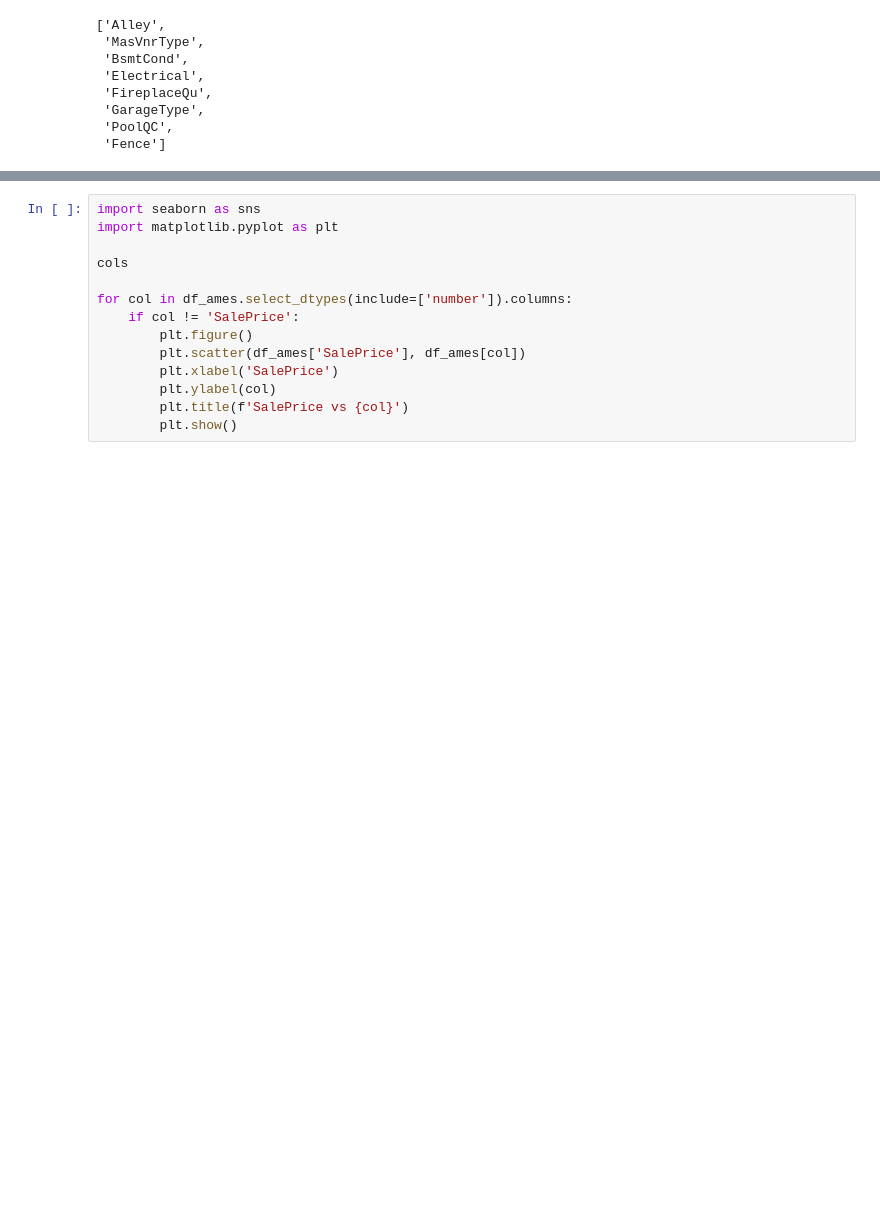
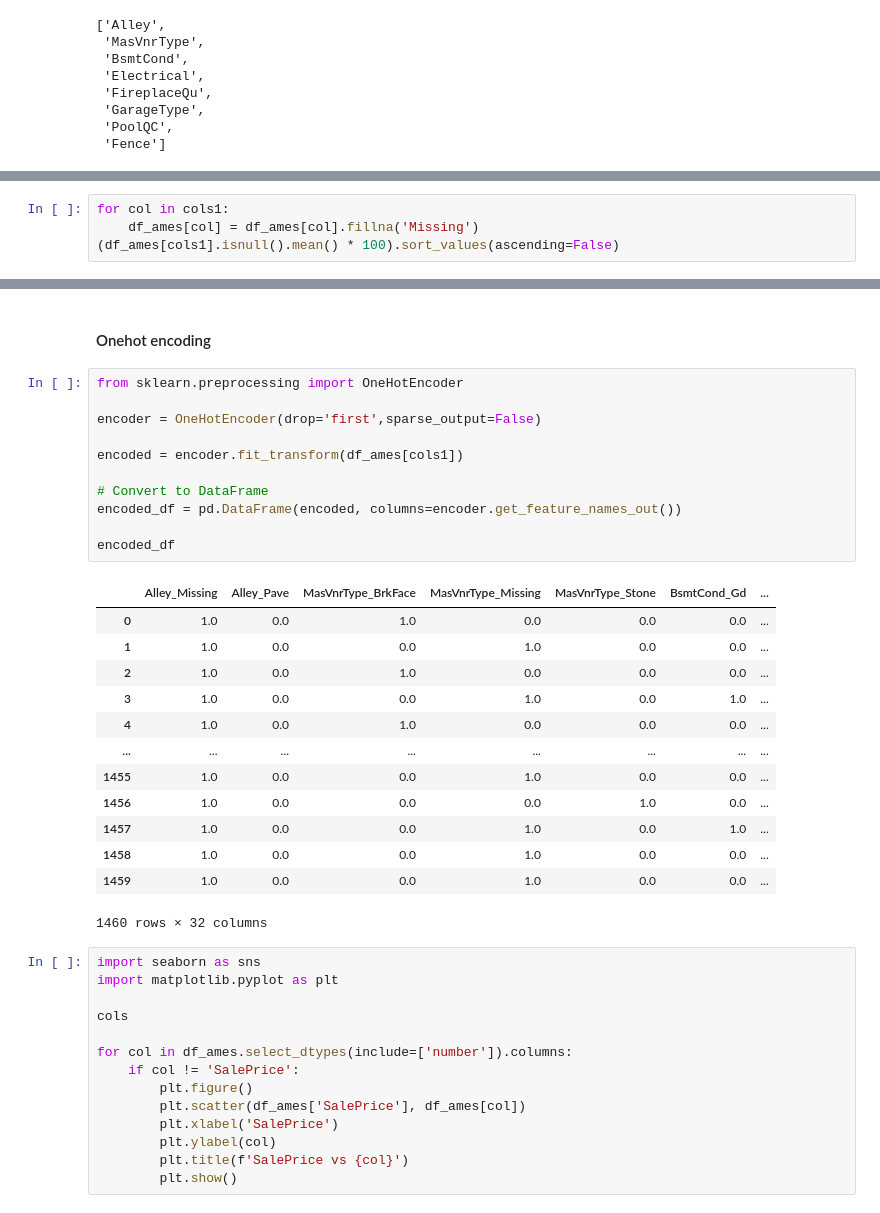
Before and after one commit to venkatapaidmarri/RegressionProject, a Jupyter notebook: LinearHousingData.ipynb, the cells around one changed output, grey strips where cells are left out. Drawn from its saved outputs; the diff is of its cells as text; blank space fills up the shorter version.

```diff
--- a/LinearHousingData.ipynb
+++ b/LinearHousingData.ipynb
@@ -329,0 +347,4 @@ cat_unique_df
+# %%
+for col in cols1:
+    df_ames[col] = df_ames[col].fillna('Missing')
+(df_ames[cols1].isnull().mean() * 100).sort_values(ascending=False)
@@ -330,3 +361,30 @@ cat_unique_df
+# %% [markdown]
+#### Onehot encoding
+# %%
+from sklearn.preprocessing import OneHotEncoder
+
+encoder = OneHotEncoder(drop='first',sparse_output=False)
+
+encoded = encoder.fit_transform(df_ames[cols1])
+
+# Convert to DataFrame
+encoded_df = pd.DataFrame(encoded, columns=encoder.get_feature_names_out())
+
+encoded_df
+# %% [output]
+|  | Alley_Missing | Alley_Pave | MasVnrType_BrkFace | MasVnrType_Missing | MasVnrType_Stone | BsmtCond_Gd | ... |
+| 0 | 1.0 | 0.0 | 1.0 | 0.0 | 0.0 | 0.0 | ... |
+| 1 | 1.0 | 0.0 | 0.0 | 1.0 | 0.0 | 0.0 | ... |
+| 2 | 1.0 | 0.0 | 1.0 | 0.0 | 0.0 | 0.0 | ... |
+| 3 | 1.0 | 0.0 | 0.0 | 1.0 | 0.0 | 1.0 | ... |
+| 4 | 1.0 | 0.0 | 1.0 | 0.0 | 0.0 | 0.0 | ... |
+| ... | ... | ... | ... | ... | ... | ... | ... |
+| 1455 | 1.0 | 0.0 | 0.0 | 1.0 | 0.0 | 0.0 | ... |
+| 1456 | 1.0 | 0.0 | 0.0 | 0.0 | 1.0 | 0.0 | ... |
+| 1457 | 1.0 | 0.0 | 0.0 | 1.0 | 0.0 | 1.0 | ... |
+| 1458 | 1.0 | 0.0 | 0.0 | 1.0 | 0.0 | 0.0 | ... |
+| 1459 | 1.0 | 0.0 | 0.0 | 1.0 | 0.0 | 0.0 | ... |
+1460 rows × 32 columns
 # %%
 import seaborn as sns
 import matplotlib.pyplot as plt
```
Also changed, not shown: parts of 5 cells of this notebook.
